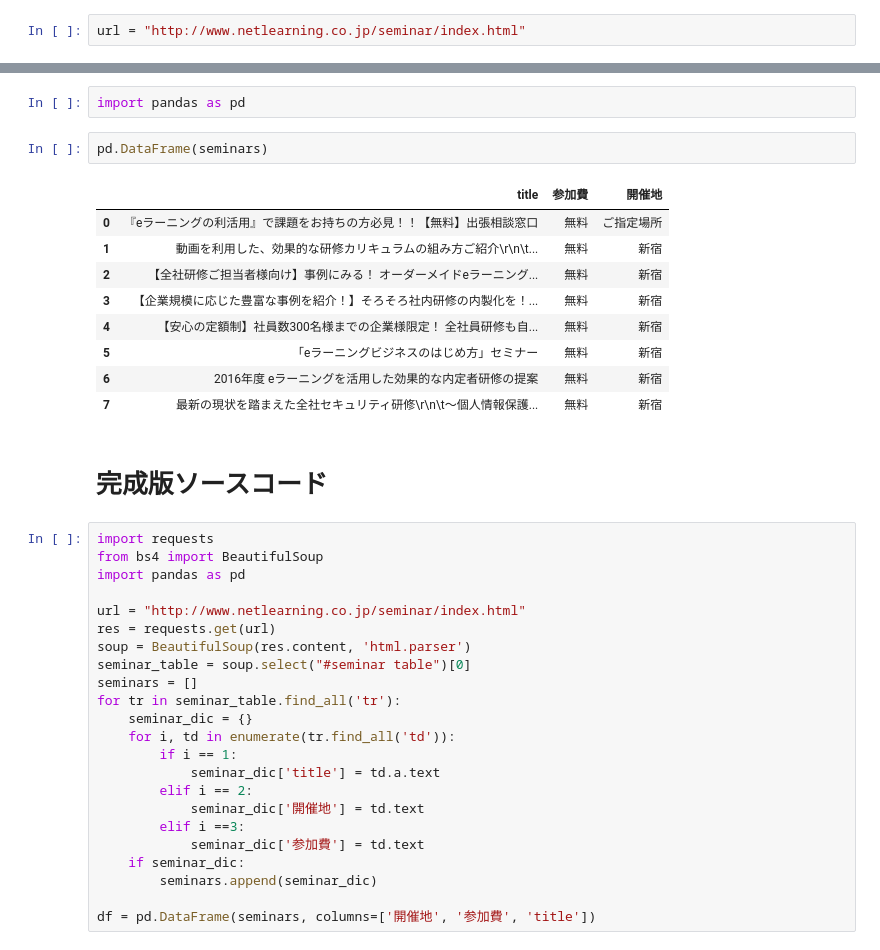
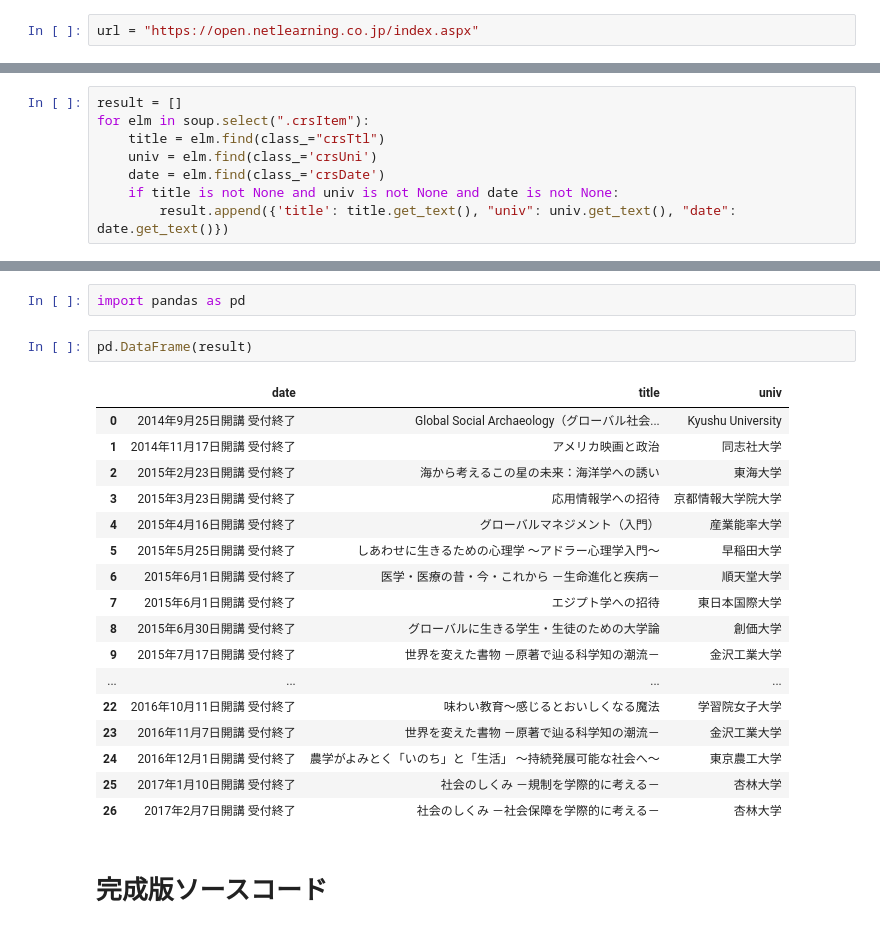
Before and after one commit to terapyon/leaning-pandas, a Jupyter notebook: スクレイピング.ipynb, the cells around one changed output, grey strips where cells are left out. Saved outputs shown, nothing was run; the diff lists cells and outputs as text.

```diff
--- a/スクレイピング.ipynb
+++ b/スクレイピング.ipynb
@@ -2,7 +2,7 @@
 import requests
 from bs4 import BeautifulSoup
 # %%
-url = "http://www.netlearning.co.jp/seminar/index.html"
+url = "https://open.netlearning.co.jp/index.aspx"
 # %%
 res = requests.get(url)
 # %%
@@ -63,0 +61,8 @@ print(seminars)
+# %%
+result = []
+for elm in soup.select(".crsItem"):
+    title = elm.find(class_="crsTtl")
+    univ = elm.find(class_='crsUni')
+    date = elm.find(class_='crsDate')
+    if title is not None and univ is not None and date is not None:
+        result.append({'title': title.get_text(), "univ": univ.get_text(), "date": date.get_text()})
@@ -64,39 +89,24 @@ print(seminars)
 # %%
 import pandas as pd
 # %%
-pd.DataFrame(seminars)
+pd.DataFrame(result)
 # %% [output]
-|  | title | 参加費 | 開催地 |
-| 0 | 『eラーニングの利活用』で課題をお持ちの方必見！！【無料】出張相談窓口 | 無料 | ご指定場所 |
-| 1 | 動画を利用した、効果的な研修カリキュラムの組み方ご紹介\r\n\t... | 無料 | 新宿 |
-| 2 | 【全社研修ご担当者様向け】事例にみる！ オーダーメイドeラーニング... | 無料 | 新宿 |
-| 3 | 【企業規模に応じた豊富な事例を紹介！】そろそろ社内研修の内製化を！... | 無料 | 新宿 |
-| 4 | 【安心の定額制】社員数300名様までの企業様限定！ 全社員研修も自... | 無料 | 新宿 |
-| 5 | 「eラーニングビジネスのはじめ方」セミナー | 無料 | 新宿 |
-| 6 | 2016年度 eラーニングを活用した効果的な内定者研修の提案 | 無料 | 新宿 |
-| 7 | 最新の現状を踏まえた全社セキュリティ研修\r\n\t～個人情報保護... | 無料 | 新宿 |
+|  | date | title | univ |
+| 0 | 2014年9月25日開講 受付終了 | Global Social Archaeology（グローバル社会... | Kyushu University |
+| 1 | 2014年11月17日開講 受付終了 | アメリカ映画と政治 | 同志社大学 |
+| 2 | 2015年2月23日開講 受付終了 | 海から考えるこの星の未来：海洋学への誘い | 東海大学 |
+| 3 | 2015年3月23日開講 受付終了 | 応用情報学への招待 | 京都情報大学院大学 |
+| 4 | 2015年4月16日開講 受付終了 | グローバルマネジメント（入門） | 産業能率大学 |
+| 5 | 2015年5月25日開講 受付終了 | しあわせに生きるための心理学 ～アドラー心理学入門～ | 早稲田大学 |
+| 6 | 2015年6月1日開講 受付終了 | 医学・医療の昔・今・これから －生命進化と疾病－ | 順天堂大学 |
+| 7 | 2015年6月1日開講 受付終了 | エジプト学への招待 | 東日本国際大学 |
+| 8 | 2015年6月30日開講 受付終了 | グローバルに生きる学生・生徒のための大学論 | 創価大学 |
+| 9 | 2015年7月17日開講 受付終了 | 世界を変えた書物 －原著で辿る科学知の潮流－ | 金沢工業大学 |
+| ... | ... | ... | ... |
+| 22 | 2016年10月11日開講 受付終了 | 味わい教育～感じるとおいしくなる魔法 | 学習院女子大学 |
+| 23 | 2016年11月7日開講 受付終了 | 世界を変えた書物 －原著で辿る科学知の潮流－ | 金沢工業大学 |
+| 24 | 2016年12月1日開講 受付終了 | 農学がよみとく「いのち」と「生活」 ～持続発展可能な社会へ～ | 東京農工大学 |
+| 25 | 2017年1月10日開講 受付終了 | 社会のしくみ －規制を学際的に考える－ | 杏林大学 |
+| 26 | 2017年2月7日開講 受付終了 | 社会のしくみ －社会保障を学際的に考える－ | 杏林大学 |
 # %% [markdown]
 # 完成版ソースコード
-# %%
-import requests
-from bs4 import BeautifulSoup
-import pandas as pd
-
-url = "http://www.netlearning.co.jp/seminar/index.html"
-res = requests.get(url)
-soup = BeautifulSoup(res.content, 'html.parser')
-seminar_table = soup.select("#seminar table")[0]
-seminars = []
-for tr in seminar_table.find_all('tr'):
-    seminar_dic = {}
-    for i, td in enumerate(tr.find_all('td')):
-        if i == 1:
-            seminar_dic['title'] = td.a.text
-        elif i == 2:
-            seminar_dic['開催地'] = td.text
-        elif i ==3:
-            seminar_dic['参加費'] = td.text
-    if seminar_dic:
-        seminars.append(seminar_dic)
-
-df = pd.DataFrame(seminars, columns=['開催地', '参加費', 'title'])
```
Also changed, not shown: parts of 14 cells of this notebook.
